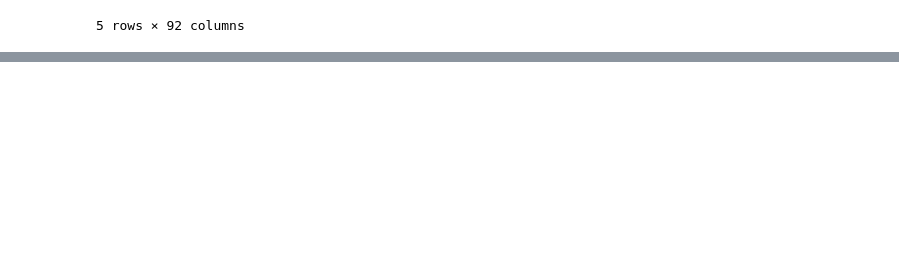
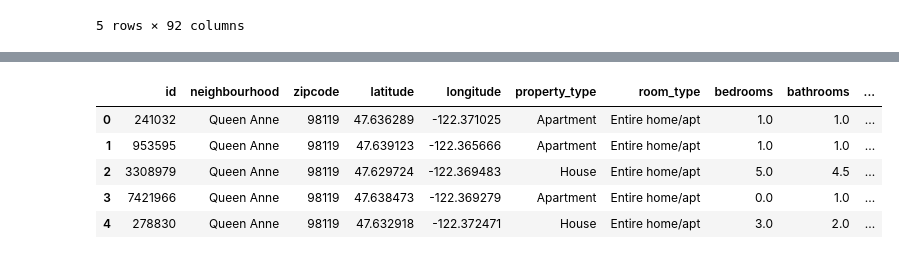
Before and after one commit to NehaJantre/1-Rental-Income-Home-Evaluator-Application, a Jupyter notebook: main.ipynb, the cells around one changed output, grey strips where cells are left out. Cells and saved outputs as stored; diff of their text form; code cells hidden in the pictures; blank space fills up the shorter version.

Commit message:
code for cleaning and preparing data

```diff
--- a/main.ipynb
+++ b/main.ipynb
@@ -31,0 +111,14 @@ display(airbnb_listingdata_df.tail())
+# %%
+# For all the rows in the "price", use the str.replace function
+# to replace the "$" with empty strings ("")
+airbnb_listingdata_df.loc[:, "price"] = airbnb_listingdata_df.loc[:, "price"].str.replace("$", "")
+
+# Call the head function to review the first 5 rows of the DataFrame
+airbnb_listingdata_df.head()
+# %% [output]
+|  | id | neighbourhood | zipcode | latitude | longitude | property_type | room_type | bedrooms | bathrooms | ... |
+| 0 | 241032 | Queen Anne | 98119 | 47.636289 | -122.371025 | Apartment | Entire home/apt | 1.0 | 1.0 | ... |
+| 1 | 953595 | Queen Anne | 98119 | 47.639123 | -122.365666 | Apartment | Entire home/apt | 1.0 | 1.0 | ... |
+| 2 | 3308979 | Queen Anne | 98119 | 47.629724 | -122.369483 | House | Entire home/apt | 5.0 | 4.5 | ... |
+| 3 | 7421966 | Queen Anne | 98119 | 47.638473 | -122.369279 | Apartment | Entire home/apt | 0.0 | 1.0 | ... |
+| 4 | 278830 | Queen Anne | 98119 | 47.632918 | -122.372471 | House | Entire home/apt | 3.0 | 2.0 | ... |
```
Also changed, not shown: parts of 15 cells of this notebook.
